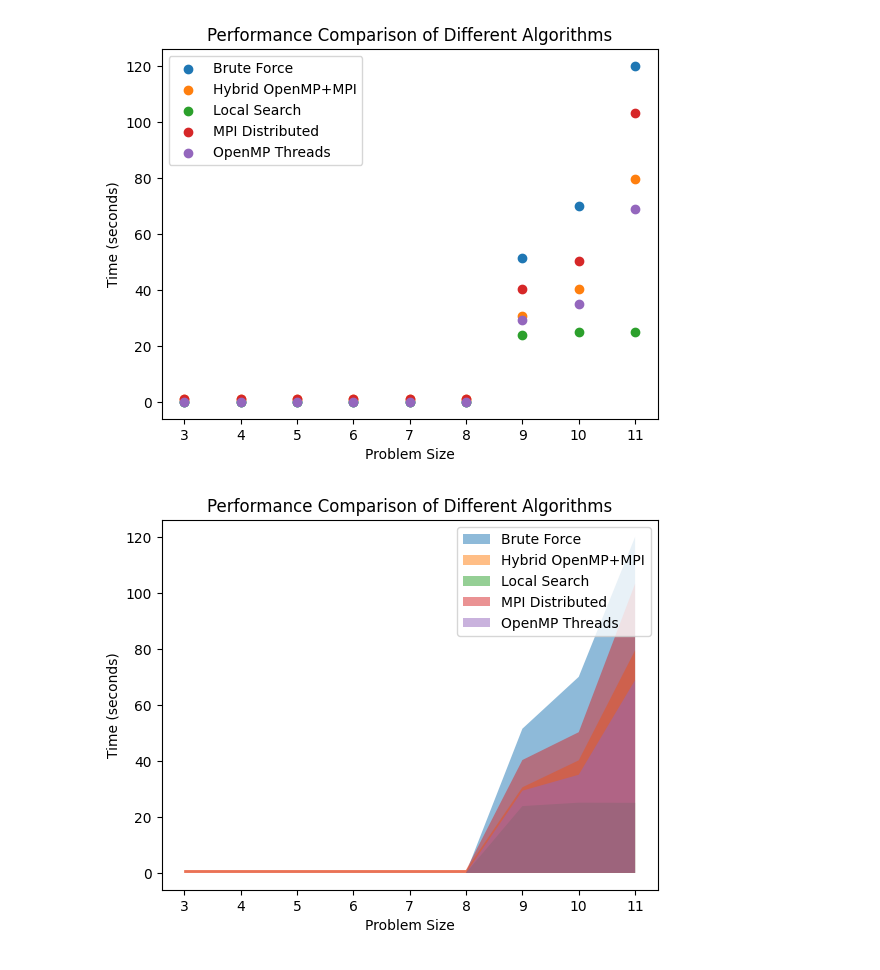
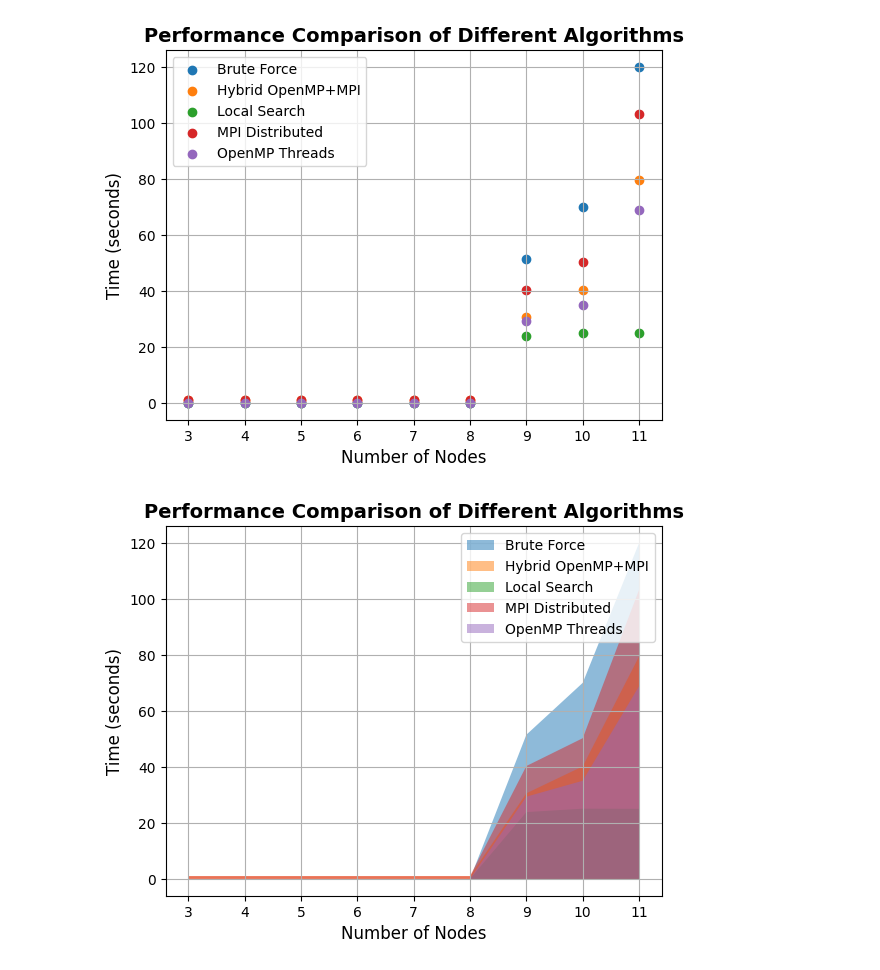
Before and after one commit to marcosvds/vehicle-routing-problem, a Jupyter notebook: analise.ipynb, the cells around one changed output. Cells and saved outputs as stored; diff of their text form; code cells hidden in the pictures.

```diff
--- a/analise.ipynb
+++ b/analise.ipynb
@@ -54,28 +75,53 @@ plt.show()
 # %%
-plt.scatter(x, vetor_brute_force, label='Brute Force')
-plt.scatter(x, vetor_hybrid_omp_mpi, label='Hybrid OpenMP+MPI')
-plt.scatter(x, vetor_local_search, label='Local Search')
-plt.scatter(x, vetor_mpi_distributed, label='MPI Distributed')
-plt.scatter(x, vetor_openmp_threads, label='OpenMP Threads')
 
-plt.xlabel('Problem Size')
-plt.ylabel('Time (seconds)')
-plt.title('Performance Comparison of Different Algorithms')
+# Plotando os vetores com gráfico de dispersão
+plt.scatter(label_x, vetor_brute_force, label='Brute Force')
+plt.scatter(label_x, vetor_hybrid_omp_mpi, label='Hybrid OpenMP+MPI')
+plt.scatter(label_x, vetor_local_search, label='Local Search')
+plt.scatter(label_x, vetor_mpi_distributed, label='MPI Distributed')
+plt.scatter(label_x, vetor_openmp_threads, label='OpenMP Threads')
+
+# Adicionando título e rótulos aos eixos
+plt.title('Performance Comparison of Different Algorithms', fontsize=14, fontweight='bold')
+plt.xlabel('Number of Nodes', fontsize=12)
+plt.ylabel('Time (seconds)', fontsize=12)
+
+# Adicionando a legenda
 plt.legend()
+
+# Ajustando a grade
+plt.grid(True)
+
+# Salvando a imagem na pasta imagens
+plt.savefig('imagens/scatter_plot_performance_comparison.png')
+
+# Mostrando o gráfico
 plt.show()
 # %% [output]
-[figure, old version]
+[figure, new version]
 # %%
-plt.fill_between(x, vetor_brute_force, label='Brute Force', alpha=0.5)
-plt.fill_between(x, vetor_hybrid_omp_mpi, label='Hybrid OpenMP+MPI', alpha=0.5)
-plt.fill_between(x, vetor_local_search, label='Local Search', alpha=0.5)
-plt.fill_between(x, vetor_mpi_distributed, label='MPI Distributed', alpha=0.5)
-plt.fill_between(x, vetor_openmp_threads, label='OpenMP Threads', alpha=0.5)
+# Plotando os vetores com gráfico de áreas preenchidas
+plt.fill_between(label_x, vetor_brute_force, label='Brute Force', alpha=0.5)
+plt.fill_between(label_x, vetor_hybrid_omp_mpi, label='Hybrid OpenMP+MPI', alpha=0.5)
+plt.fill_between(label_x, vetor_local_search, label='Local Search', alpha=0.5)
+plt.fill_between(label_x, vetor_mpi_distributed, label='MPI Distributed', alpha=0.5)
+plt.fill_between(label_x, vetor_openmp_threads, label='OpenMP Threads', alpha=0.5)
 
-plt.xlabel('Problem Size')
-plt.ylabel('Time (seconds)')
-plt.title('Performance Comparison of Different Algorithms')
+# Adicionando título e rótulos aos eixos
+plt.title('Performance Comparison of Different Algorithms', fontsize=14, fontweight='bold')
+plt.xlabel('Number of Nodes', fontsize=12)
+plt.ylabel('Time (seconds)', fontsize=12)
+
+# Adicionando a legenda
 plt.legend()
+
+# Ajustando a grade
+plt.grid(True)
+
+# Salvando a imagem na pasta imagens
+plt.savefig('imagens/fill_between_performance_comparison.png')
+
+# Mostrando o gráfico
 plt.show()
 # %% [output]
-[figure, old version]
+[figure, new version]
```
Also changed, not shown: parts of 3 cells of this notebook, 11 other files.
